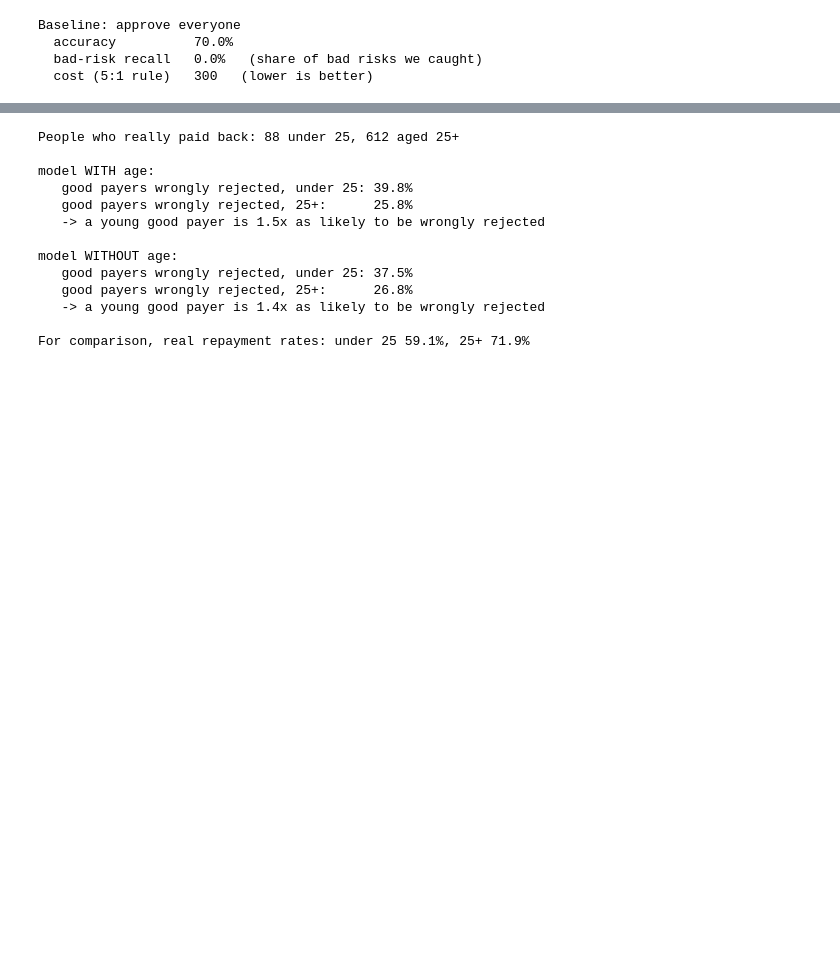
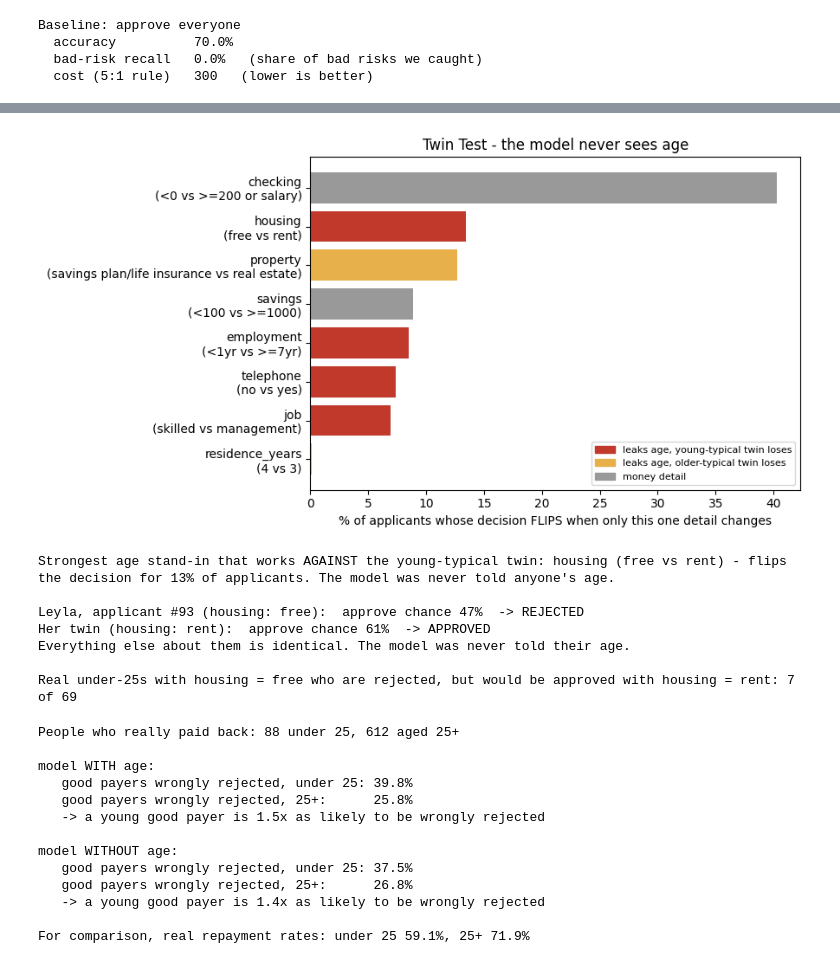
Before and after one commit to rehim2009book-ui/fairloan, a Jupyter notebook: fairloan.ipynb, the cells around one changed output, grey strips where cells are left out. Saved outputs shown, nothing was run; the diff lists cells and outputs as text; code cells hidden in the pictures; blank space fills up the shorter version.

```diff
--- a/fairloan.ipynb
+++ b/fairloan.ipynb
@@ -306,0 +235,72 @@ How many real under-25 renters are rejected but would be approved as home-owners
+# %%
+# ===================== CELL 7: Audit III - the Twin Test =====================
+# What it does: for each detail, every applicant gets an identical twin that differs ONLY in that detail.
+# One twin gets the value most typical of under-25s, the other the value most typical of over-25s.
+# (The data picks those values, not us.) We count how often the age-free model changes its answer.
+import matplotlib.pyplot as plt
+from matplotlib.patches import Patch
+
+is_young = df["young"].values.astype(bool)
+
+def typical_pair(feature):
+    """Value most over-represented among under-25s, and value most over-represented among 25+."""
+    sy = df.loc[is_young, feature].value_counts(normalize=True)
+    so = df.loc[~is_young, feature].value_counts(normalize=True)
+    idx = sy.index.union(so.index)
+    diff = sy.reindex(idx, fill_value=0) - so.reindex(idx, fill_value=0)
+    return diff.idxmax(), diff.idxmin()
+
+STAND_INS = ["housing", "employment", "job", "telephone", "property", "residence_years"]   # details that can leak age
+MONEY = [("savings", "<100", ">=1000"), ("checking", "<0", ">=200 or salary")]              # details a bank may fairly use
+
+pairs = [(f, *typical_pair(f), "stand-in for age") for f in STAND_INS] + [(f, a, b, "money") for f, a, b in MONEY]
+
+rows = []
+for f, yv, ov, kind in pairs:
+    a = df[FEATURES_NOAGE].copy(); a[f] = yv          # young-typical twin
+    b = df[FEATURES_NOAGE].copy(); b[f] = ov          # older-typical twin
+    pa, pb = model_noage.predict(a), model_noage.predict(b)
+    flips = pa != pb
+    young_twin_loses = ((pa == 0) & (pb == 1)).mean(); old_twin_loses = ((pa == 1) & (pb == 0)).mean()
+    rows.append({"feature": f, "young-typical vs older-typical": f"{yv} vs {ov}", "kind": kind,
+                 "flips (everyone)": flips.mean(), "flips (real under-25s)": flips[is_young].mean(),
+                 "who loses": ("first twin" if young_twin_loses >= old_twin_loses else "second twin") if kind == "money"
+                              else ("young-typical twin" if young_twin_loses >= old_twin_loses else "older-typical twin")})
+twins = pd.DataFrame(rows).sort_values("flips (everyone)", ascending=False).reset_index(drop=True)
+print(twins.to_string(index=False, formatters={"flips (everyone)":"{:.0%}".format, "flips (real under-25s)":"{:.0%}".format}))
+
+def bar_color(r):
+    if r["kind"] == "money": return "#999999"
+    return "#c0392b" if r["who loses"] == "young-typical twin" else "#e8b04a"
+plt.figure(figsize=(9,4.8))
+plt.barh(twins["feature"] + "\n(" + twins["young-typical vs older-typical"] + ")", twins["flips (everyone)"]*100,
+         color=[bar_color(r) for _, r in twins.iterrows()])
+plt.gca().invert_yaxis()
+plt.xlabel("% of applicants whose decision FLIPS when only this one detail changes")
+plt.title("Twin Test - the model never sees age")
+plt.legend(handles=[Patch(color="#c0392b", label="leaks age, young-typical twin loses"),
+                    Patch(color="#e8b04a", label="leaks age, older-typical twin loses"),
+                    Patch(color="#999999", label="money detail")], loc="lower right", fontsize=8)
+plt.tight_layout(); plt.show()
+
+hurts = twins[(twins.kind == "stand-in for age") & (twins["who loses"] == "young-typical twin")]
+if len(hurts):
+    top = hurts.iloc[0]
+    print(f"\nStrongest age stand-in that works AGAINST the young-typical twin: {top['feature']} ({top['young-typical vs older-typical']})"
+          f" - flips the decision for {top['flips (everyone)']:.0%} of applicants. The model was never told anyone's age.")
+    # One concrete twin for the demo: a real under-25 whose decision flips when only that detail changes
+    f = top["feature"]; yv, ov = [p for p in pairs if p[0] == f][0][1:3]
+    cands = df[is_young & (df[f] == yv)][FEATURES_NOAGE]
+    cands_twin = cands.copy(); cands_twin[f] = ov
+    flipped = (model_noage.predict(cands) == 0) & (model_noage.predict(cands_twin) == 1)
+    leyla = cands[flipped].iloc[[0]] if flipped.any() else cands.iloc[[0]]
+    twin  = leyla.copy(); twin[f] = ov
+    p1 = model_noage.predict_proba(leyla)[0,1]; p2 = model_noage.predict_proba(twin)[0,1]
+    print(f"\nLeyla, applicant #{leyla.index[0]} ({f}: {yv}):  approve chance {p1:.0%}  -> {'APPROVED' if p1>=0.5 else 'REJECTED'}")
+    print(f"Her twin ({f}: {ov}):  approve chance {p2:.0%}  -> {'APPROVED' if p2>=0.5 else 'REJECTED'}")
+    print("Everything else about them is identical. The model was never told their age.")
+    print(f"\nReal under-25s with {f} = {yv} who are rejected, but would be approved with {f} = {ov}: {flipped.sum()} of {len(cands)}")
+else:
+    leyla = df[is_young & (model_noage.predict(df[FEATURES_NOAGE]) == 0)].iloc[[0]][FEATURES_NOAGE]
+    print("\nNo age stand-in works against the young-typical twin in this model.")
+# %% [output]
@@ -307,3 +316,11 @@ How many real under-25 renters are rejected but would be approved as home-owners
+[figure, added]
+Strongest age stand-in that works AGAINST the young-typical twin: housing (free vs rent) - flips the decision for 13% of applicants. The model was never told anyone's age.
+
+Leyla, applicant #93 (housing: free):  approve chance 47%  -> REJECTED
+Her twin (housing: rent):  approve chance 61%  -> APPROVED
+Everything else about them is identical. The model was never told their age.
+
+Real under-25s with housing = free who are rejected, but would be approved with housing = rent: 7 of 69
 # %%
 # ===================== CELL 7b: the fair question - among people who really PAID BACK, who got wrongly rejected? =====================
 # What it does: young people in this data repay a bit less often, so some gap is expected.
```
Also changed, not shown: parts of 11 cells of this notebook.
